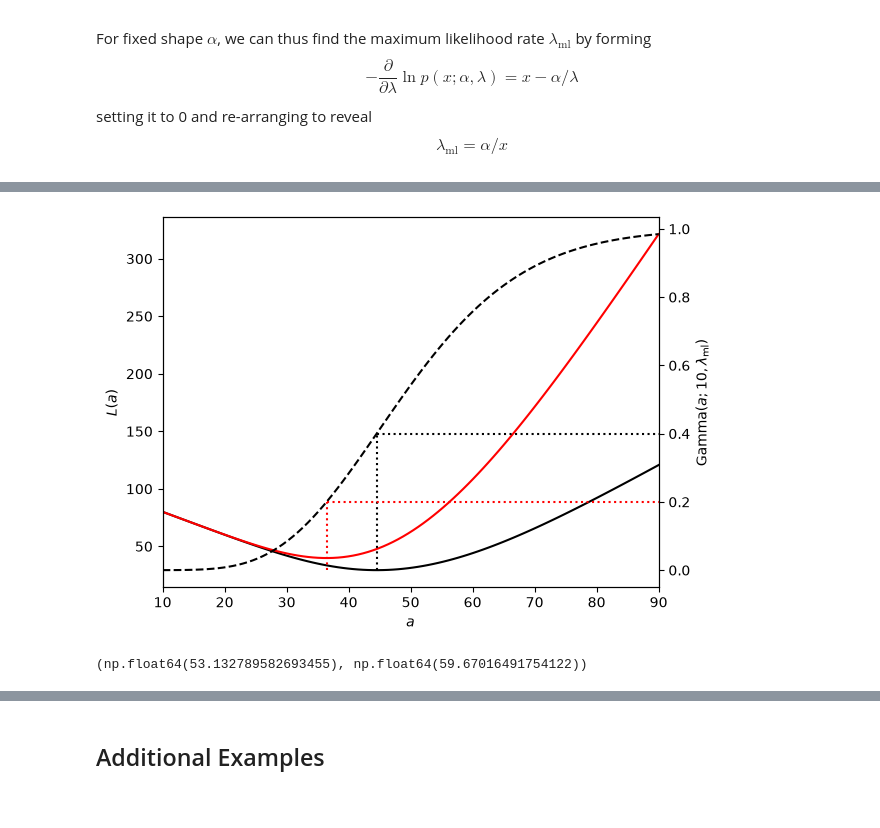
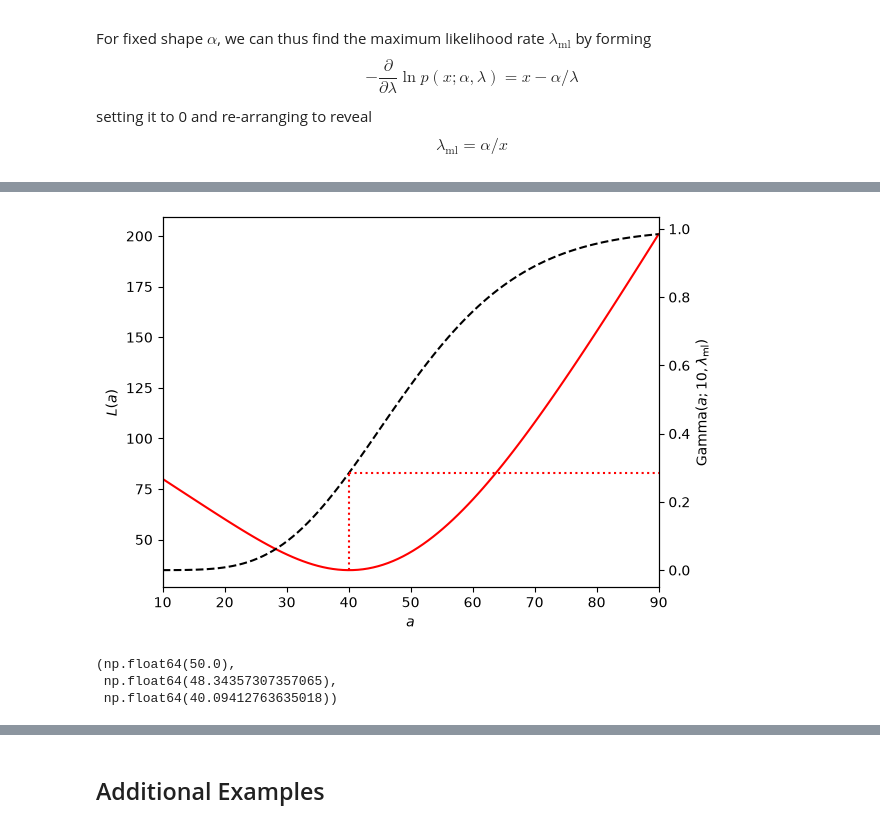
Before and after one commit to marioboley/Uni-Haifa-214.4312-Code, a Jupyter notebook: 2.1_models.ipynb, the cells around one changed output, grey strips where cells are left out. Drawn from its saved outputs; the diff is of its cells as text; code cells hidden in the pictures.

```diff
--- a/2.1_models.ipynb
+++ b/2.1_models.ipynb
@@ -186,38 +196,43 @@ $$
 # %%
-from scipy.stats import gamma
+from scipy.stats import gamma as gamma_dist
 
 def truncated_mean(alpha, lam=1, a = -np.inf, b = np.inf):
-    return alpha/lam * (gamma.cdf(b, alpha+1, scale=1/lam) - gamma.cdf(a, alpha+1, scale=1/lam)) / (gamma.cdf(b, alpha, scale=1/lam) - gamma.cdf(a, alpha, scale=1/lam))
+    return alpha/lam * (gamma_dist.cdf(b, alpha+1, scale=1/lam) \
+                        - gamma_dist.cdf(a, alpha+1, scale=1/lam)) \
+                        / (gamma_dist.cdf(b, alpha, scale=1/lam) \
+                        - gamma_dist.cdf(a, alpha, scale=1/lam))
 
 def expected_loss(a, alpha, lam=1, l_under=1, l_over=1):
-    return l_under*(truncated_mean(alpha, lam, a=a)- a)*(1-gamma.cdf(a, alpha, scale=1/lam)) + \
-        l_over*(a - truncated_mean(alpha, lam, b=a))*gamma.cdf(a, alpha, scale=1/lam)
+    return l_under*(truncated_mean(alpha, lam, a=a)- a)*(1-gamma_dist.cdf(a, alpha, scale=1/lam)) + \
+        l_over*(a - truncated_mean(alpha, lam, b=a))*gamma_dist.cdf(a, alpha, scale=1/lam)
 
-a_star_cheap = gamma.ppf(2/5, 10, scale=1/lam_ml)
-a_star_expensive = gamma.ppf(1/5, 10, scale=1/lam_ml)
+# a_star_cheap = gamma_dist.ppf(2/5, 10, scale=1/lam_ml)
+a_star_expensive = gamma_dist.ppf(2/7, 10, scale=1/lam_ml)
 
 a = np.linspace(10, 90, 100)
 
 fig, ax1 = plt.subplots()
-ax1.plot(a, expected_loss(a, 10, lam_ml, l_under=2, l_over=3), c='k')
-ax1.plot(a, expected_loss(a, 10, lam_ml, l_under=2, l_over=8), c='red')
+# ax1.plot(a, expected_loss(a, 10, lam_ml, l_under=2, l_over=3), c='k')
+ax1.plot(a, expected_loss(a, 10, lam_ml, l_under=2, l_over=5), c='red')
 ax1.set_xmargin(0)
 ax1.set_ylabel('$L(a)$')
 ax2 = ax1.twinx()
-ax2.plot(a, gamma.cdf(a, 10, scale=1/lam_ml), c='k', ls='--')
+ax2.plot(a, gamma_dist.cdf(a, 10, scale=1/lam_ml), c='k', ls='--')
 ax1.set_xlabel('$a$')
 ax2.set_ylabel(r'$\mathrm{Gamma}(a; 10, \lambda_\mathrm{ml})$')
-ax2.vlines(a_star_cheap, 0, gamma.cdf(a_star_cheap, 10, scale=1/lam_ml), linestyles=':', colors='k')
-ax2.vlines(a_star_expensive, 0, gamma.cdf(a_star_expensive, 10, scale=1/lam_ml), linestyles=':', colors='r')
-ax2.hlines(2/5, a_star_cheap, 90, linestyles=':', colors='k')
-ax2.hlines(1/5, a_star_expensive, 90, linestyles=':', colors='r')
+# ax2.vlines(a_star_cheap, 0, gamma_dist.cdf(a_star_cheap, 10, scale=1/lam_ml), linestyles=':', colors='k')
+ax2.vlines(a_star_expensive, 0, gamma_dist.cdf(a_star_expensive, 10, scale=1/lam_ml), linestyles=':', colors='r')
+# ax2.hlines(2/5, a_star_cheap, 90, linestyles=':', colors='k')
+ax2.hlines(2/7, a_star_expensive, 90, linestyles=':', colors='r')
 plt.show()
 # %% [output]
-[figure, old version]
+[figure, new version]
 # %%
-gamma.ppf(2/5, 10, scale=1/lam_ml), gamma.mean(10, scale=1/lam_ml)
+gamma_dist.mean(10, scale=1/lam_ml), gamma_dist.median(10, scale=1/lam_ml), gamma_dist.ppf(2/7, 10, scale=1/lam_ml)
 # %% [output]
-(np.float64(53.132789582693455), np.float64(59.67016491754122))
+(np.float64(50.0),
+ np.float64(48.34357307357065),
+ np.float64(40.09412763635018))
 # %% [markdown]
 ### Well-specified and Misspecified Models
 
```
Also changed, not shown: parts of 11 cells of this notebook, 2 other files.
